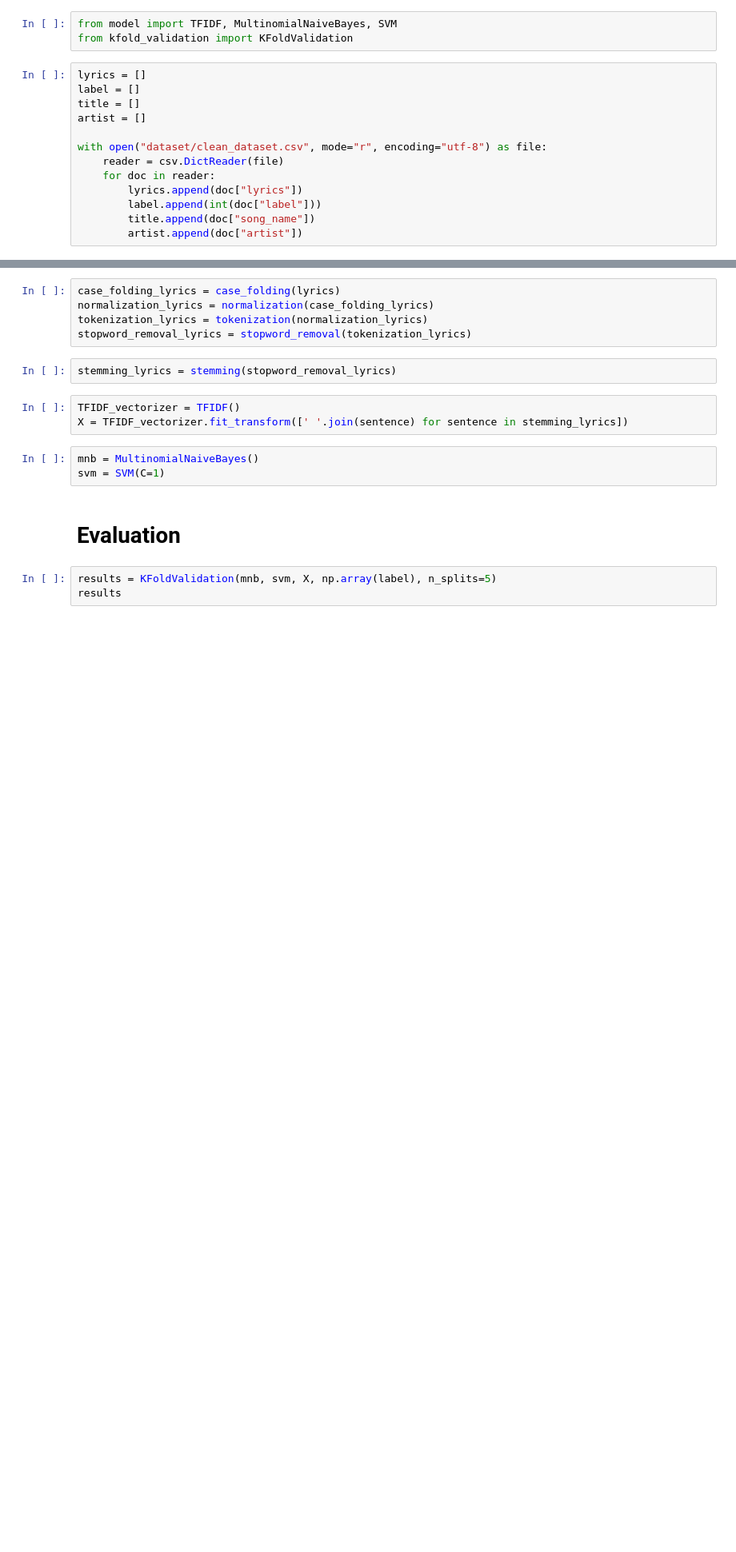
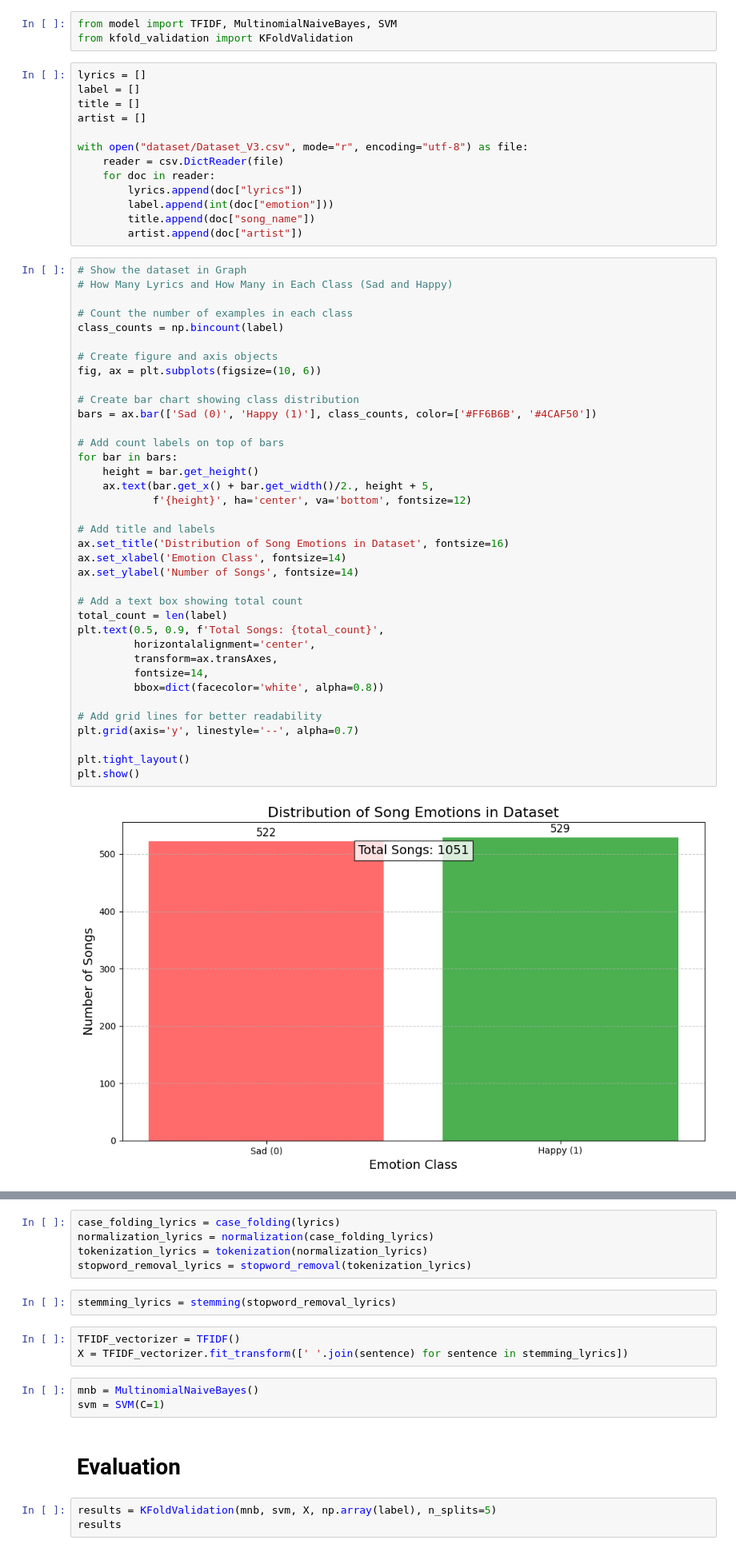
Before and after one commit to odeardika/lyrics-classifier, a Jupyter notebook: server/clasification/models/notebook.ipynb, the cells around one changed output, grey strips where cells are left out. Shown at 80% size. Drawn from its saved outputs; the diff is of its cells as text; blank space fills up the shorter version.

Commit message:
feat: update on dataset and model

```diff
--- a/server/clasification/models/notebook.ipynb
+++ b/server/clasification/models/notebook.ipynb
@@ -16,13 +16,52 @@ label = []
 title = []
 artist = []
 
-with open("dataset/clean_dataset.csv", mode="r", encoding="utf-8") as file:
+with open("dataset/Dataset_V3.csv", mode="r", encoding="utf-8") as file:
     reader = csv.DictReader(file)
     for doc in reader:
         lyrics.append(doc["lyrics"])
-        label.append(int(doc["label"]))
+        label.append(int(doc["emotion"]))
         title.append(doc["song_name"])
         artist.append(doc["artist"])
+# %%
+# Show the dataset in Graph
+# How Many Lyrics and How Many in Each Class (Sad and Happy)
+
+# Count the number of examples in each class
+class_counts = np.bincount(label)
+
+# Create figure and axis objects
+fig, ax = plt.subplots(figsize=(10, 6))
+
+# Create bar chart showing class distribution
+bars = ax.bar(['Sad (0)', 'Happy (1)'], class_counts, color=['#FF6B6B', '#4CAF50'])
+
+# Add count labels on top of bars
+for bar in bars:
+    height = bar.get_height()
+    ax.text(bar.get_x() + bar.get_width()/2., height + 5,
+            f'{height}', ha='center', va='bottom', fontsize=12)
+
+# Add title and labels
+ax.set_title('Distribution of Song Emotions in Dataset', fontsize=16)
+ax.set_xlabel('Emotion Class', fontsize=14)
+ax.set_ylabel('Number of Songs', fontsize=14)
+
+# Add a text box showing total count
+total_count = len(label)
+plt.text(0.5, 0.9, f'Total Songs: {total_count}',
+         horizontalalignment='center',
+         transform=ax.transAxes,
+         fontsize=14,
+         bbox=dict(facecolor='white', alpha=0.8))
+
+# Add grid lines for better readability
+plt.grid(axis='y', linestyle='--', alpha=0.7)
+
+plt.tight_layout()
+plt.show()
+# %% [output]
+[figure, added]
 # %%
 def case_folding(list_doc):
     temp = []
```
Also changed, not shown: parts of 5 cells of this notebook, 8 other files.
